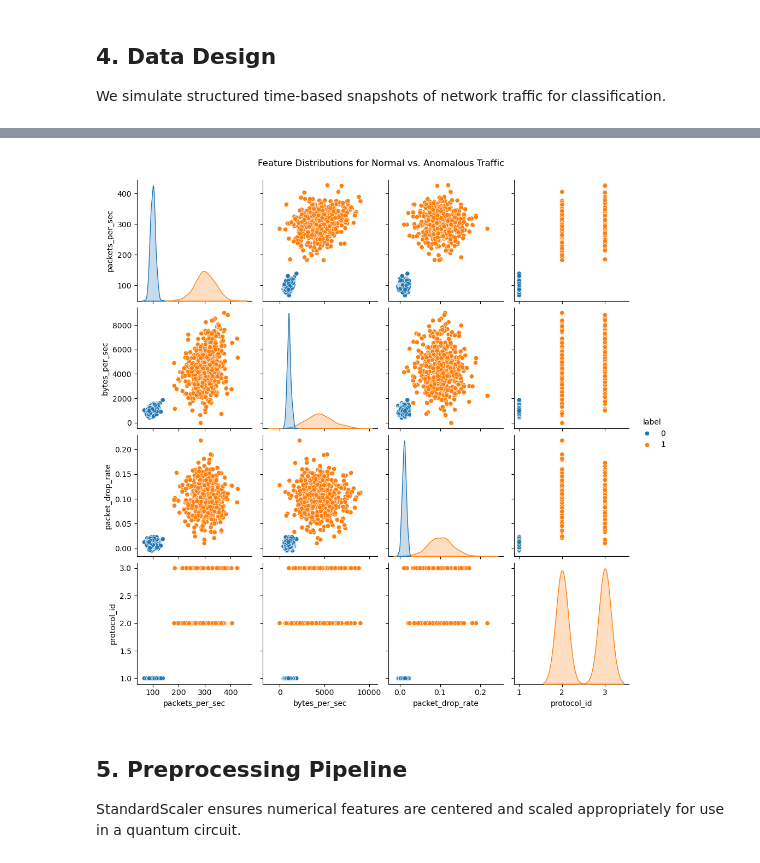
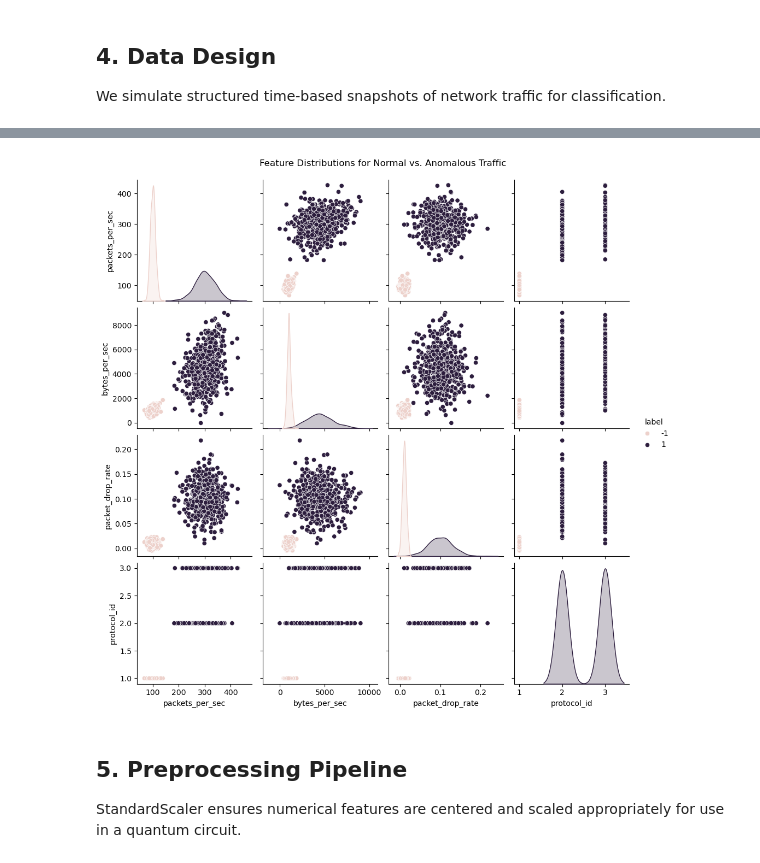
Before and after one commit to kabirarshafidz/SQA-2026-clone, a Jupyter notebook: Quantum_Based_Anomaly_Detection_VQC 2026.ipynb, the cells around one changed output, grey strips where cells are left out. Saved outputs shown, nothing was run; the diff lists cells and outputs as text; code cells hidden in the pictures.

```diff
--- a/Quantum_Based_Anomaly_Detection_VQC 2026.ipynb
+++ b/Quantum_Based_Anomaly_Detection_VQC 2026.ipynb
@@ -81,7 +81,7 @@ def generate_network_traffic_data(n_samples=1000, anomaly_ratio=0.5):
         np.column_stack((normal_packets, normal_bytes, normal_drop_rate, normal_protocol)),
         np.column_stack((anomaly_packets, anomaly_bytes, anomaly_drop_rate, anomaly_protocol))
     ])
-    y = np.array([0]*n_normal + [1]*n_anomalous)
+    y = np.array([-1]*n_normal + [1]*n_anomalous) # changed the label 0 to -1 but didn't work
 
     return pd.DataFrame(X, columns=["packets_per_sec", "bytes_per_sec", "packet_drop_rate", "protocol_id"]), y
 
@@ -113,4 +113,4 @@ Successfully installed data-0.4 funcsigs-1.0.2 future-1.0.0 latex-0.7.0 pydot-4.
-[figure, old version]
+[figure, new version]
 # %% [markdown]
 ## 5. Preprocessing Pipeline
 
```
Also changed, not shown: parts of 20 cells of this notebook.
